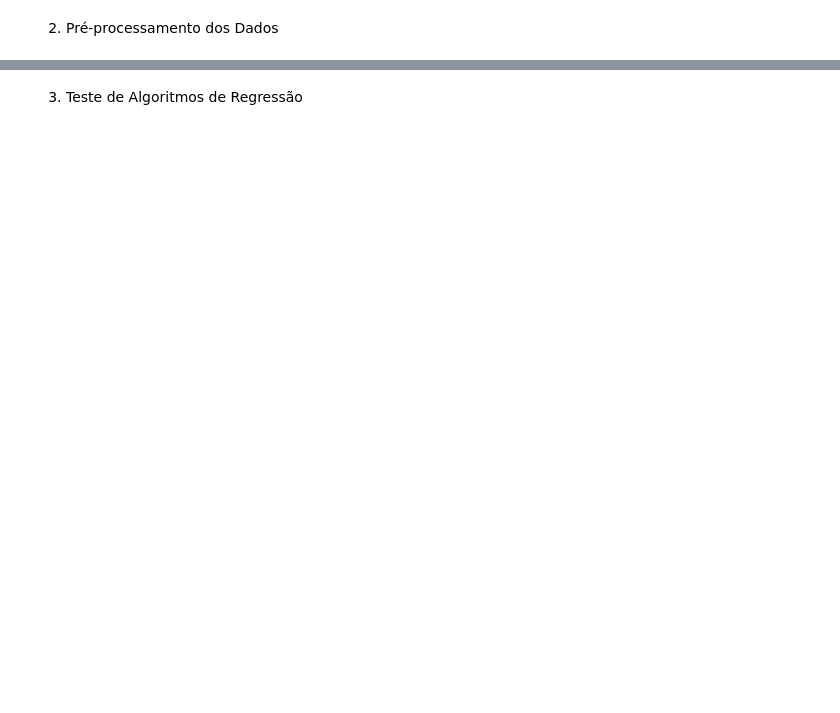
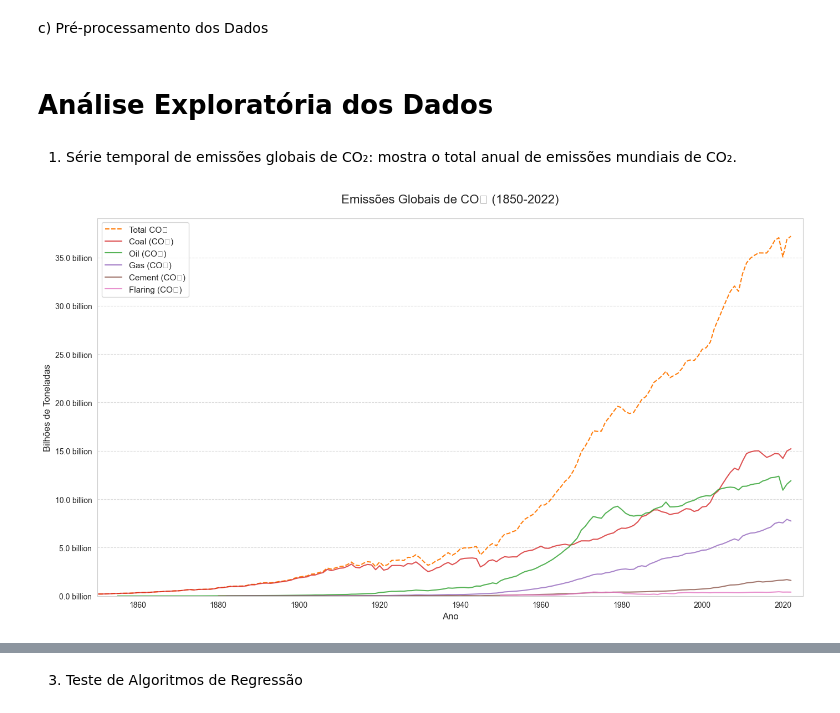
Before and after one commit to LucasAndrin/FinalProject-DC, a Jupyter notebook: final.ipynb, the cells around one changed output, grey strips where cells are left out. Cells and saved outputs as stored; diff of their text form; code cells hidden in the pictures; blank space fills up the shorter version.

```diff
--- a/final.ipynb
+++ b/final.ipynb
@@ -1,5 +25,5 @@
 # %% [markdown]
-2. Pré-processamento dos Dados
+c) Pré-processamento dos Dados
 # %%
 import pandas as pd
 import numpy as np
@@ -30,3 +54,56 @@ X_train, X_test, y_train, y_test = train_test_split(X, y, test_size=0.2, random_
 scaler = StandardScaler()
 X_train_scaled = scaler.fit_transform(X_train)
 X_test_scaled = scaler.transform(X_test)
+# %% [markdown]
+# Análise Exploratória dos Dados
+# %% [markdown]
+1. Série temporal de emissões globais de CO₂: mostra o total anual de emissões mundiais de CO₂.
+# %%
+import pandas as pd
+import matplotlib.pyplot as plt
+
+dfco2 = pd.read_csv('./data/generated/gen-co2-emissions.csv')
+
+from matplotlib.ticker import FuncFormatter
+import matplotlib.pyplot as plt
+import seaborn as sns
+
+def format_billions(value, pos):
+    return f'{value/1e9:.1f} billion'
+
+# Filtrar apenas dados globais (World)
+dfwco2 = dfco2[dfco2['Entity'] == 'World'].copy()
+dfwco2 = dfwco2.sort_values('Year')
+
+# Configurar estilo SEM grid vertical
+sns.set_style("whitegrid", {'axes.grid': True, 'axes.grid.axis': 'y'})  # Grid apenas no eixo Y
+plt.figure(figsize=(14, 8))
+
+# Plotar GHG e Total CO₂
+# plt.plot(dfwe['Year'], dfwe['GHG'], label='Total GHG', color='#1f77b4', linewidth=2)
+plt.plot(dfwco2['Year'], dfwco2['Total (CO₂)'], label='Total CO₂', color='#ff7f0e', linestyle='--', linewidth=1.5)
+
+# Plotar fontes específicas de CO₂
+co2_sources = ['Coal (CO₂)', 'Oil (CO₂)', 'Gas (CO₂)', 'Cement (CO₂)', 'Flaring (CO₂)']
+cores = ['#d62728', '#2ca02c', '#9467bd', '#8c564b', '#e377c2']
+
+for fonte, cor in zip(co2_sources, cores):
+    plt.plot(dfwco2['Year'], dfwco2[fonte], label=fonte, color=cor, alpha=0.8)
+
+# Configurações do gráfico
+plt.title('Emissões Globais de CO₂ (1850-2022)', fontsize=16, pad=20)
+plt.xlabel('Ano', fontsize=12)
+plt.ylabel('Bilhões de Toneladas', fontsize=12)
+plt.xlim(1850, 2025)
+plt.ylim(bottom=0)
+plt.legend(title_fontsize=12, fontsize=11)
+
+# Configurar grid APENAS horizontal
+plt.grid(axis='y', linestyle='--', alpha=0.7)  # Somente linhas horizontais
+plt.grid(axis='x', visible=False)
+plt.gca().yaxis.set_major_formatter(format_billions)  # Formatação corrigida
+
+plt.tight_layout()
+plt.show()
+# %% [output]
+[figure, added]
```
Also changed, not shown: parts of 4 cells of this notebook, 10 other files.
